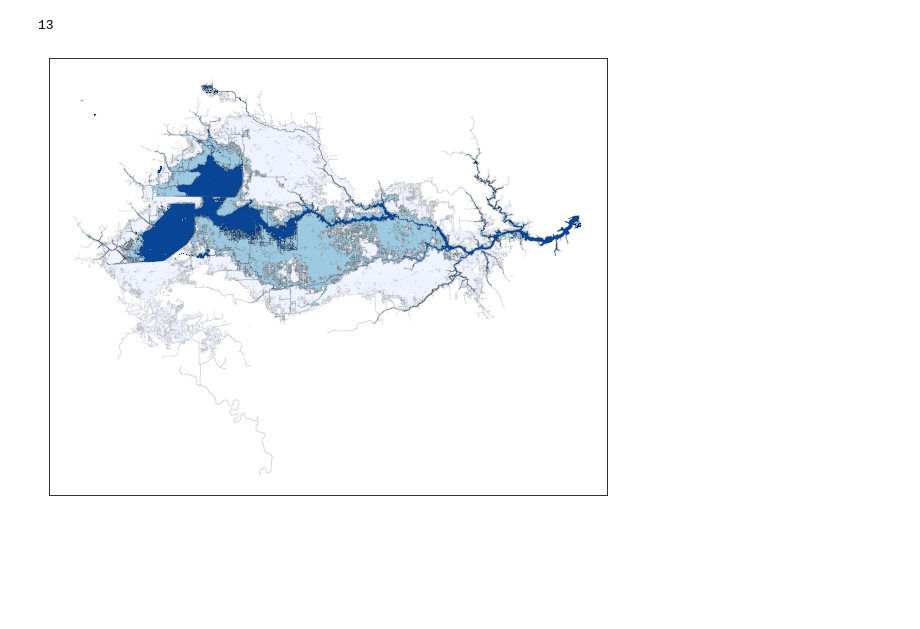
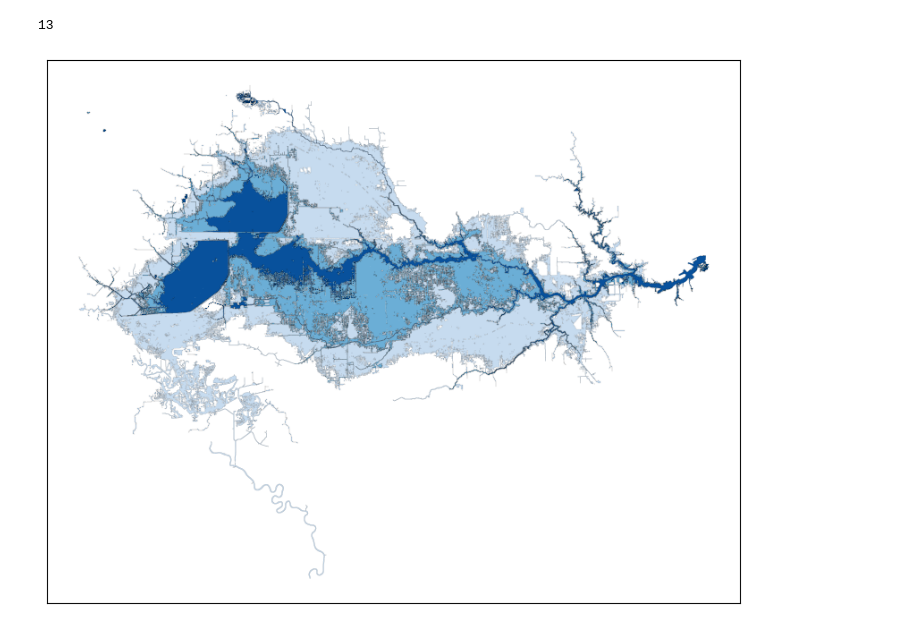
Before and after one commit to I-GUIDE/population_vulnerable_to_dam_failure, a Jupyter notebook: plot_maps.ipynb, the cells around one changed output. Saved outputs shown, nothing was run; the diff lists cells and outputs as text; code cells hidden in the pictures; blank space fills up the shorter version.

```diff
--- a/plot_maps.ipynb
+++ b/plot_maps.ipynb
@@ -96,15 +108,16 @@ lm = lm.loc[lm['Dam_ID'] == dam_id]
 # %%
 fig, ax = plt.subplots(figsize=(10,10))
 
-color_brewer = ['#eff3ff','#c6dbef','#9ecae1','#6baed6','#4292c6','#2171b5','#084594']
+color_brewer = ['#c6dbef','#6baed6','#08519c']
+# ['#eff3ff','#c6dbef','#9ecae1','#6baed6','#3182bd','#08519c']
 # color_brewer.reverse()
-cm = LinearSegmentedColormap.from_list('cb_', color_brewer, N=7)
+cm = LinearSegmentedColormap.from_list('cb_', color_brewer, N=3)
 fim = fim.to_crs(epsg=4326)
 
 fim.plot('value', ax=ax, cmap=cm)
 fim.boundary.plot(ax=ax, linewidth=0.05, color='black')
 ax.get_xaxis().set_visible(False)  # Remove ticks and labels
 ax.get_yaxis().set_visible(False)
 plt.show()
 # %% [output]
-[figure, old version]
+[figure, new version]
```
Also changed, not shown: parts of 10 cells of this notebook, 7 other files.
